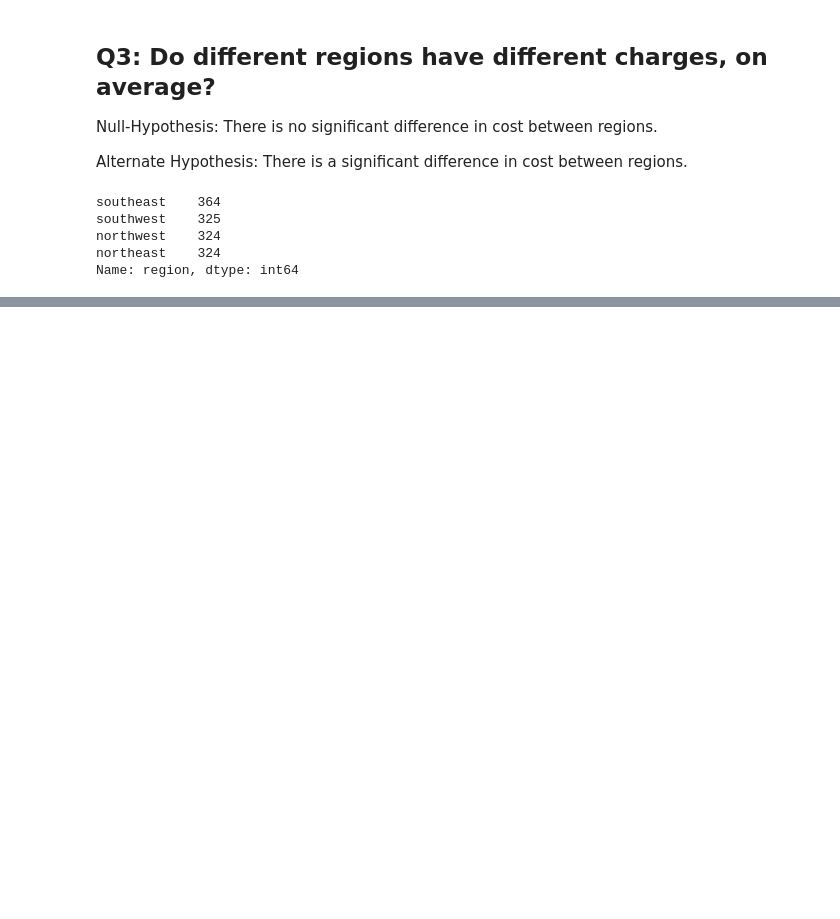
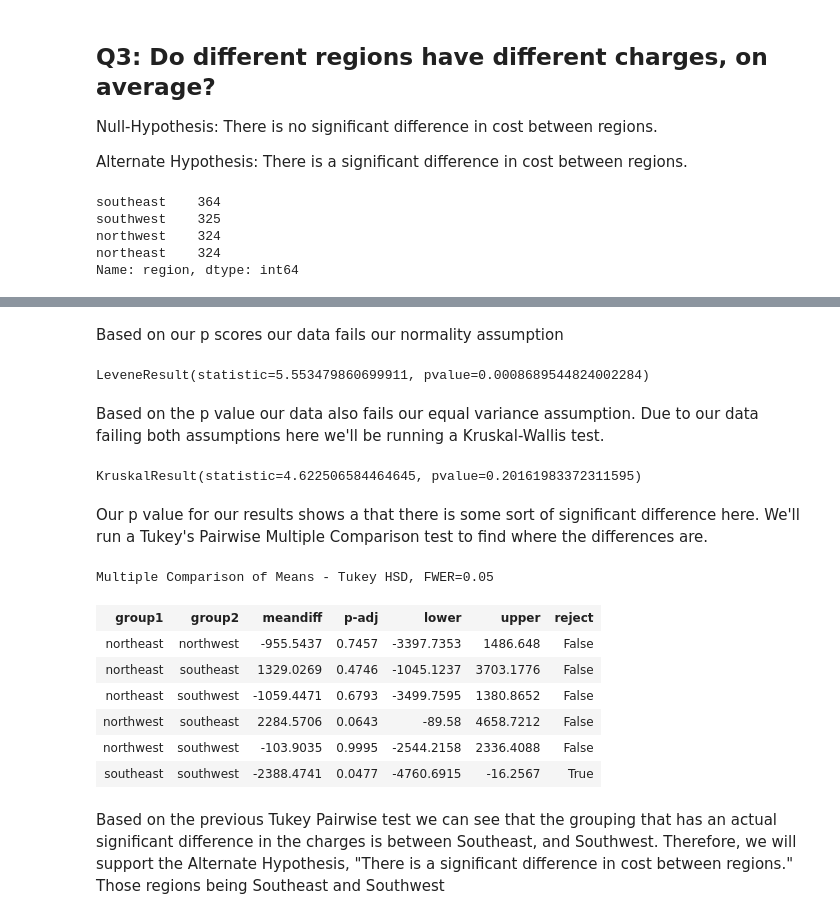
Before and after one commit to Acottle1031/Hypothesis-Testing-with-Insurance-Data, a Jupyter notebook: Hypothesis Testing.ipynb, the cells around one changed output, grey strips where cells are left out. Saved outputs shown, nothing was run; the diff lists cells and outputs as text; code cells hidden in the pictures; blank space fills up the shorter version.

```diff
--- a/Hypothesis Testing.ipynb
+++ b/Hypothesis Testing.ipynb
@@ -206,0 +200,35 @@ True
+# %% [markdown]
+Based on our p scores our data fails our normality assumption
+# %%
+# Testing Equal Variance Assumption
+stats.levene(*groups.values())
+# %% [output]
+LeveneResult(statistic=5.553479860699911, pvalue=0.0008689544824002284)
+# %% [markdown]
+Based on the p value our data also fails our equal variance assumption. Due to our data failing both assumptions here we'll be running a Kruskal-Wallis test.
+# %%
+# Running Kruskal-Wallis Test
+kruskal_results = stats.kruskal(*groups.values())
+kruskal_results
+# %% [output]
+KruskalResult(statistic=4.622506584464645, pvalue=0.20161983372311595)
+# %% [markdown]
+Our p value for our results shows a that there is some sort of significant difference here. We'll run a Tukey's Pairwise Multiple Comparison test to find where the differences are.
+# %%
+# Running Tukey Pairwise test for comparison of groups
+from statsmodels.stats.multicomp import pairwise_tukeyhsd
+values = df['charges']
+labels = df['region']
+tukeys_results = pairwise_tukeyhsd(values, labels)
+tukeys_results.summary()
+# %% [output]
+Multiple Comparison of Means - Tukey HSD, FWER=0.05
+| group1 | group2 | meandiff | p-adj | lower | upper | reject |
+| northeast | northwest | -955.5437 | 0.7457 | -3397.7353 | 1486.648 | False |
+| northeast | southeast | 1329.0269 | 0.4746 | -1045.1237 | 3703.1776 | False |
+| northeast | southwest | -1059.4471 | 0.6793 | -3499.7595 | 1380.8652 | False |
+| northwest | southeast | 2284.5706 | 0.0643 | -89.58 | 4658.7212 | False |
+| northwest | southwest | -103.9035 | 0.9995 | -2544.2158 | 2336.4088 | False |
+| southeast | southwest | -2388.4741 | 0.0477 | -4760.6915 | -16.2567 | True |
+# %% [markdown]
+Based on the previous Tukey Pairwise test we can see that the grouping that has an actual significant difference in the charges is between Southeast, and Southwest. Therefore, we will support the Alternate Hypothesis, "There is a significant difference in cost between regions." Those regions being Southeast and Southwest
```
Also changed, not shown: parts of 12 cells of this notebook.
